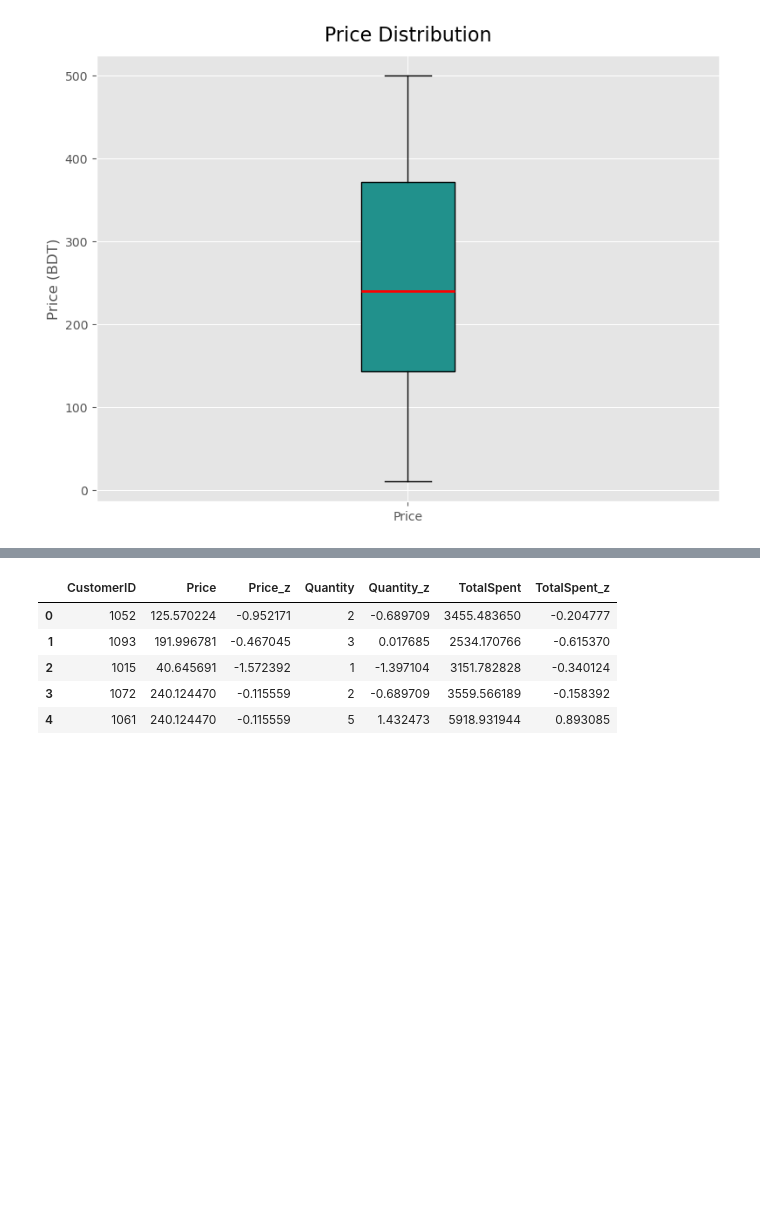
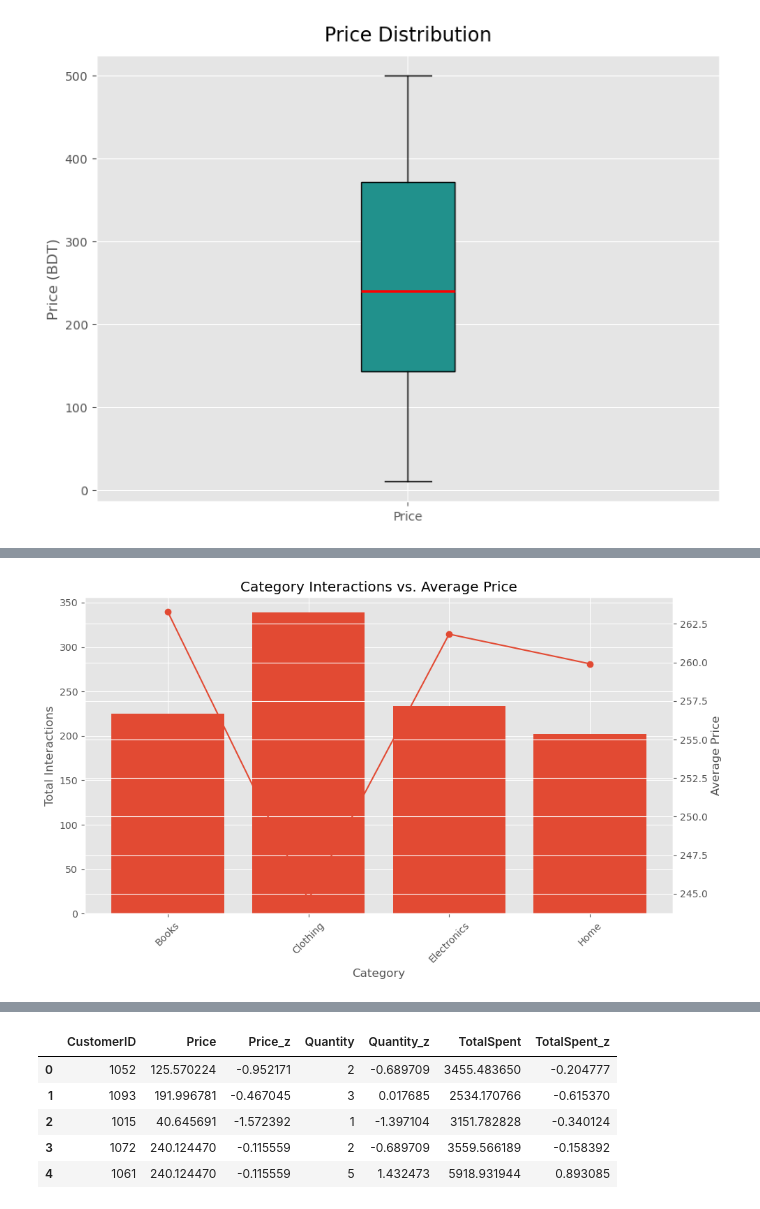
Before and after one commit to moyen-ahmed/pythone-Ml-Basic, a Jupyter notebook: data cleaning/Assignment.ipynb, the cells around one changed output, grey strips where cells are left out. Saved outputs shown, nothing was run; the diff lists cells and outputs as text; code cells hidden in the pictures; blank space fills up the shorter version.

```diff
--- a/data cleaning/Assignment.ipynb
+++ b/data cleaning/Assignment.ipynb
@@ -395,0 +411,17 @@ plt.show()
+# %%
+category_counts = ec['Category'].value_counts().sort_index()
+category_avg_price = ec.groupby('Category')['Price'].mean().reindex(category_counts.index)
+fig, ax = plt.subplots(figsize=(10, 6))
+ax.bar(category_counts.index, category_counts.values)
+ax.set_xlabel('Category')
+ax.set_ylabel('Total Interactions')
+ax.tick_params(axis='x', rotation=45)
+ax2 = ax.twinx()
+ax2.plot(category_avg_price.index, category_avg_price.values, marker='o')
+ax2.set_ylabel('Average Price')
+
+plt.title('Category Interactions vs. Average Price')
+fig.tight_layout()
+plt.show()
+# %% [output]
+[figure, added]
```
Also changed, not shown: parts of 3 cells of this notebook, 3 other files.
